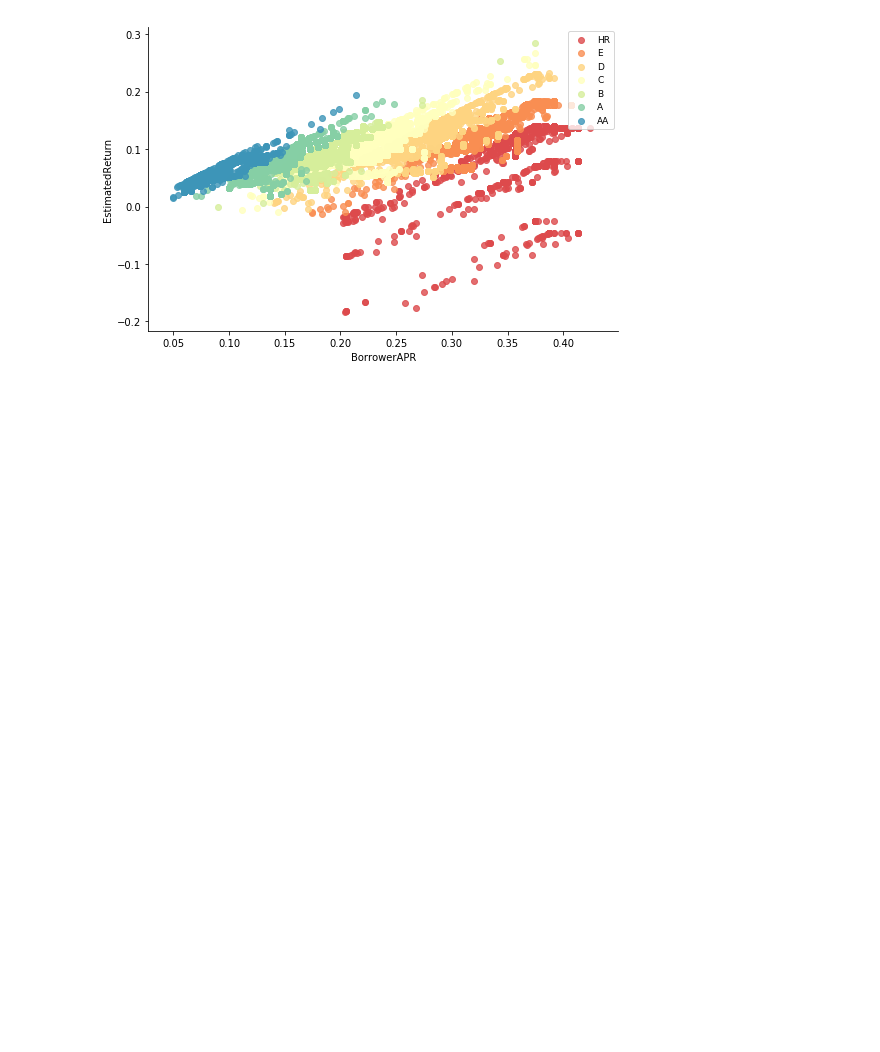
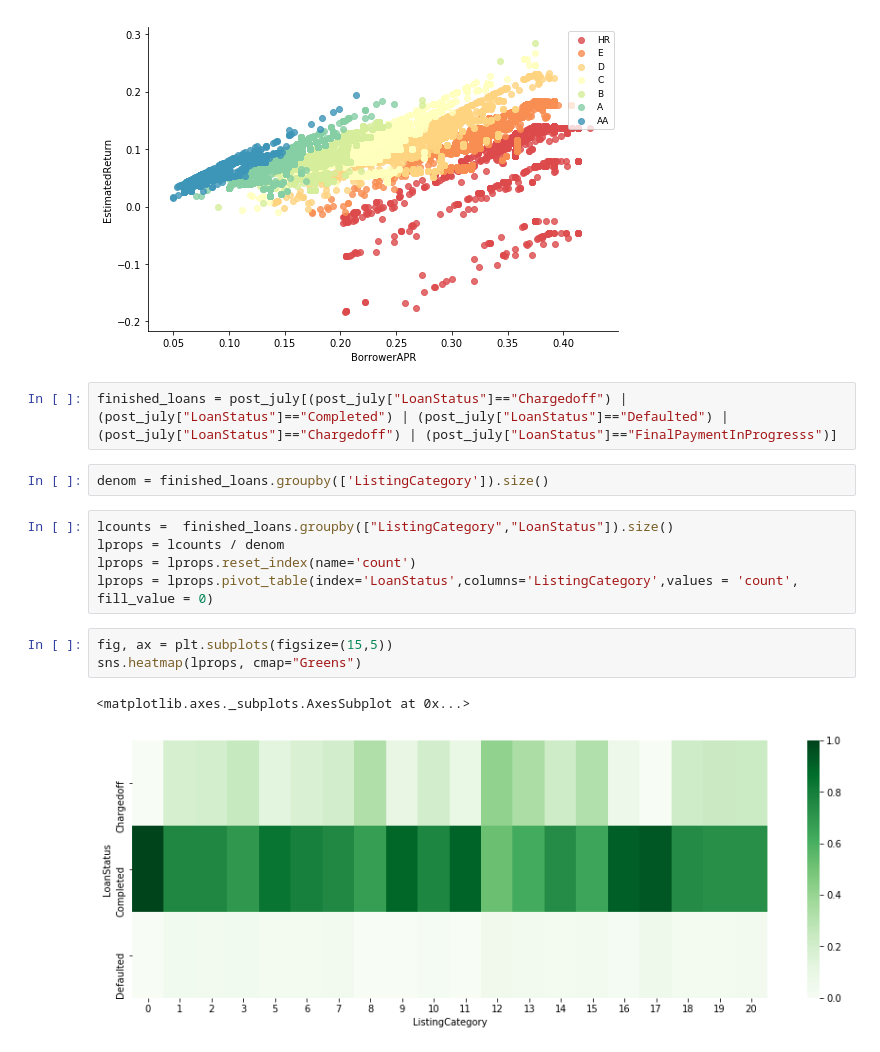
Before and after one commit to jovanmedfordDataAnalyst/loan-data-from-prosper, a Jupyter notebook: loan-analysis.ipynb, the cells around one changed output. Drawn from its saved outputs; the diff is of its cells as text; blank space fills up the shorter version.

Commit message:
feat: Add heatmap of loan status vs listing category

```diff
--- a/loan-analysis.ipynb
+++ b/loan-analysis.ipynb
@@ -295,3 +295,18 @@ plt.legend(loc=1, fontsize = 9)
 # %% [output]
 <matplotlib.legend.Legend at 0x...>
 [figure]
+# %%
+finished_loans = post_july[(post_july["LoanStatus"]=="Chargedoff") | (post_july["LoanStatus"]=="Completed") | (post_july["LoanStatus"]=="Defaulted") | (post_july["LoanStatus"]=="Chargedoff") | (post_july["LoanStatus"]=="FinalPaymentInProgresss")]
+# %%
+denom = finished_loans.groupby(['ListingCategory']).size()
+# %%
+lcounts =  finished_loans.groupby(["ListingCategory","LoanStatus"]).size()
+lprops = lcounts / denom
+lprops = lprops.reset_index(name='count')
+lprops = lprops.pivot_table(index='LoanStatus',columns='ListingCategory',values = 'count', fill_value = 0)
+# %%
+fig, ax = plt.subplots(figsize=(15,5))
+sns.heatmap(lprops, cmap="Greens")
+# %% [output]
+<matplotlib.axes._subplots.AxesSubplot at 0x...>
+[figure, added]
```
